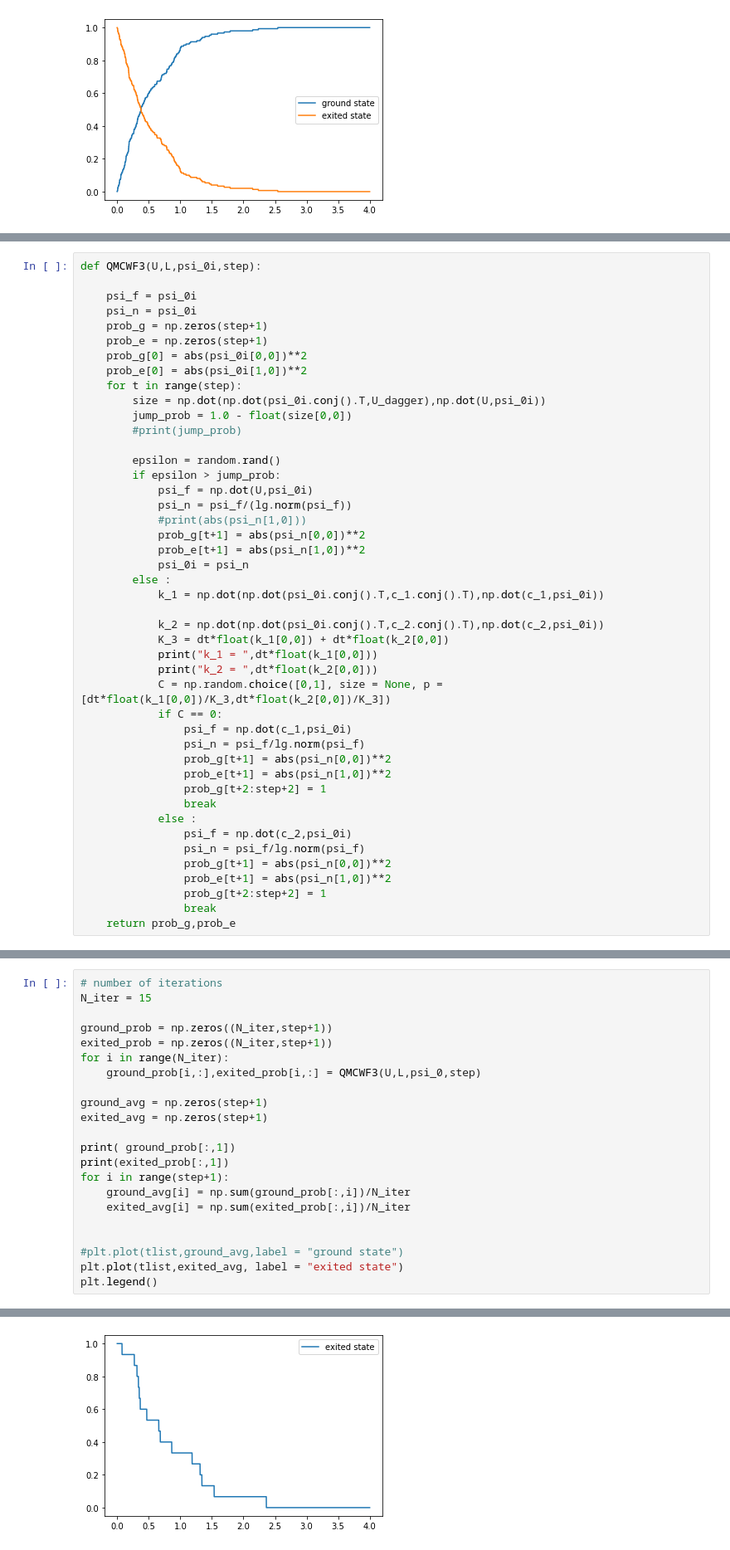
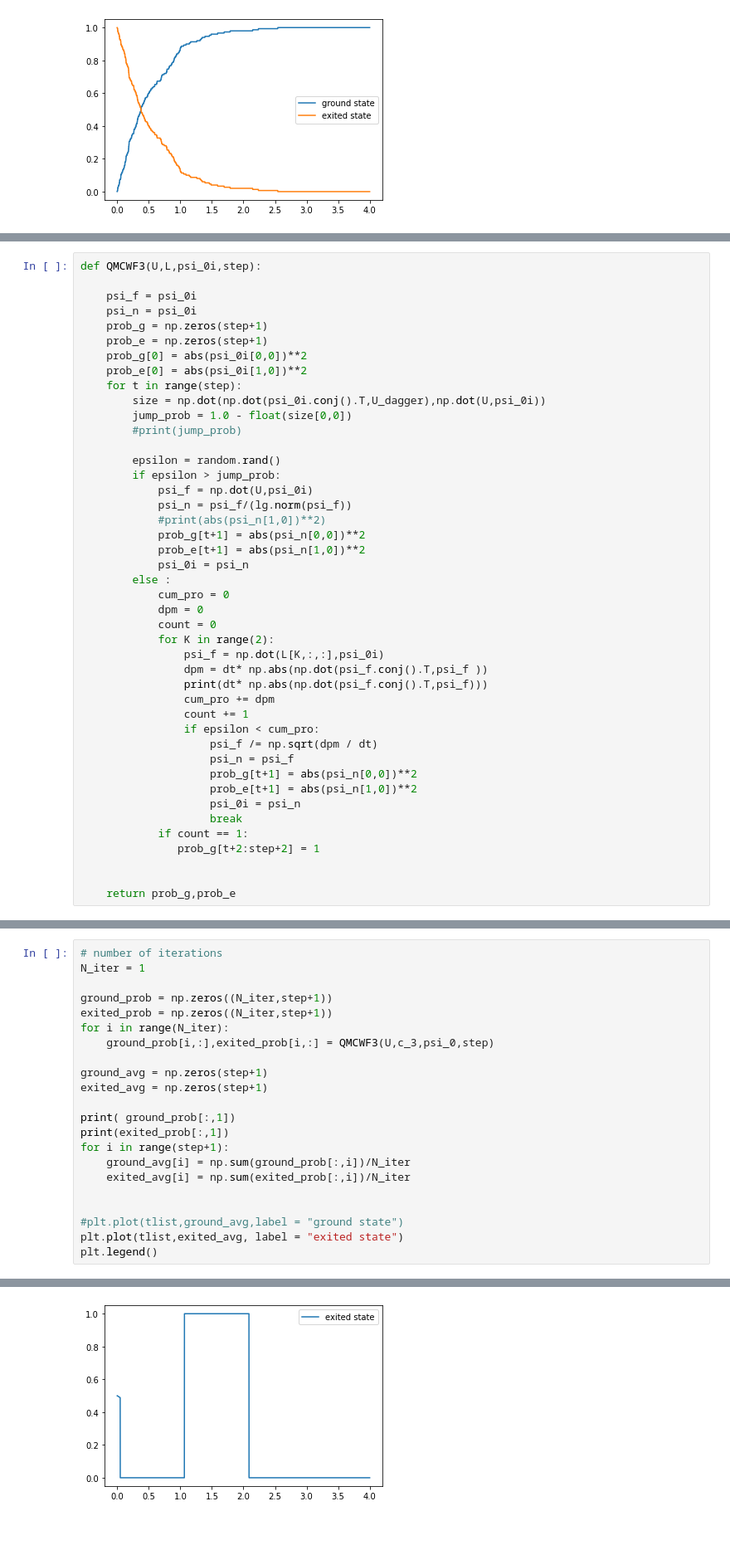
Before and after one commit to ubsuny/superconducting-qubit-raspi2, a Jupyter notebook: quantum_Monte_carlo_wavefunction.ipynb, the cells around one changed output, grey strips where cells are left out. Shown: that part at 83% size. Drawn from its saved outputs; the diff is of its cells as text.

Commit message:
new update on QMCWF

```diff
--- a/quantum_Monte_carlo_wavefunction.ipynb
+++ b/quantum_Monte_carlo_wavefunction.ipynb
@@ -270,30 +274,29 @@ def QMCWF3(U,L,psi_0i,step):
         if epsilon > jump_prob:
             psi_f = np.dot(U,psi_0i)
             psi_n = psi_f/(lg.norm(psi_f))
-            #print(abs(psi_n[1,0]))
+            #print(abs(psi_n[1,0])**2)
             prob_g[t+1] = abs(psi_n[0,0])**2
             prob_e[t+1] = abs(psi_n[1,0])**2
             psi_0i = psi_n
         else :
-            k_1 = np.dot(np.dot(psi_0i.conj().T,c_1.conj().T),np.dot(c_1,psi_0i))
+            cum_pro = 0
+            dpm = 0
+            count = 0
+            for K in range(2):
+                psi_f = np.dot(L[K,:,:],psi_0i)
+                dpm = dt* np.abs(np.dot(psi_f.conj().T,psi_f ))
+                print(dt* np.abs(np.dot(psi_f.conj().T,psi_f)))
+                cum_pro += dpm
+                count += 1
+                if epsilon < cum_pro:
+                    psi_f /= np.sqrt(dpm / dt)
+                    psi_n = psi_f
+                    prob_g[t+1] = abs(psi_n[0,0])**2
+                    prob_e[t+1] = abs(psi_n[1,0])**2
+                    psi_0i = psi_n
+                    break
+            if count == 1:
+               prob_g[t+2:step+2] = 1
 
-            k_2 = np.dot(np.dot(psi_0i.conj().T,c_2.conj().T),np.dot(c_2,psi_0i))
-            K_3 = dt*float(k_1[0,0]) + dt*float(k_2[0,0])
-            print("k_1 = ",dt*float(k_1[0,0]))
-            print("k_2 = ",dt*float(k_2[0,0]))
-            C = np.random.choice([0,1], size = None, p = [dt*float(k_1[0,0])/K_3,dt*float(k_2[0,0])/K_3])
-            if C == 0:
-                psi_f = np.dot(c_1,psi_0i)
-                psi_n = psi_f/lg.norm(psi_f)
-                prob_g[t+1] = abs(psi_n[0,0])**2
-                prob_e[t+1] = abs(psi_n[1,0])**2
-                prob_g[t+2:step+2] = 1
-                break
-            else :
-                psi_f = np.dot(c_2,psi_0i)
-                psi_n = psi_f/lg.norm(psi_f)
-                prob_g[t+1] = abs(psi_n[0,0])**2
-                prob_e[t+1] = abs(psi_n[1,0])**2
-                prob_g[t+2:step+2] = 1
-                break
+
     return prob_g,prob_e
@@ -300,11 +326,11 @@ def QMCWF3(U,L,psi_0i,step):
 # %%
 # number of iterations
-N_iter = 15
+N_iter = 1
 
 ground_prob = np.zeros((N_iter,step+1))
 exited_prob = np.zeros((N_iter,step+1))
 for i in range(N_iter):
-    ground_prob[i,:],exited_prob[i,:] = QMCWF3(U,L,psi_0,step)
+    ground_prob[i,:],exited_prob[i,:] = QMCWF3(U,c_3,psi_0,step)
 
 ground_avg = np.zeros(step+1)
 exited_avg = np.zeros(step+1)
@@ -340,2 +355,2 @@ k_2 =  0.0
 <matplotlib.legend.Legend at 0x...>
-[figure, old version]
+[figure, new version]
```
Also changed, not shown: parts of 8 cells of this notebook.
